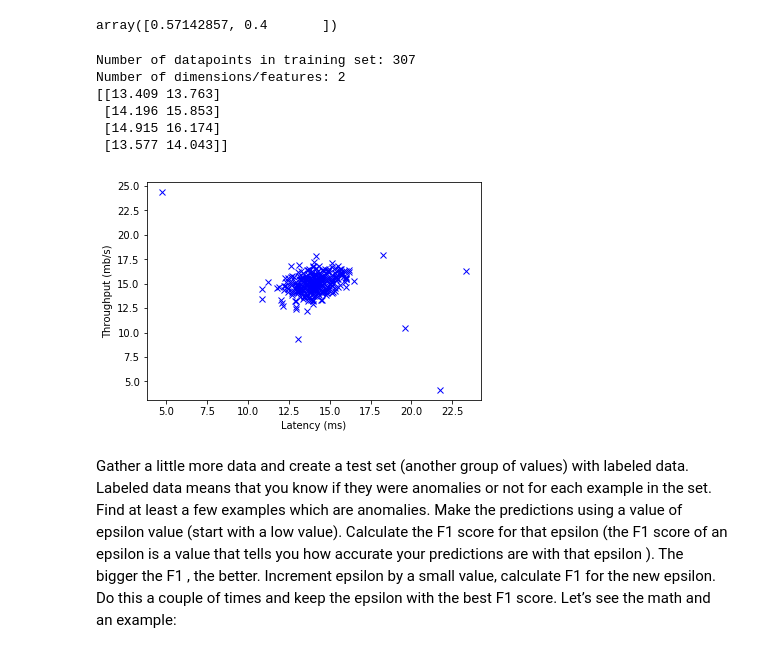
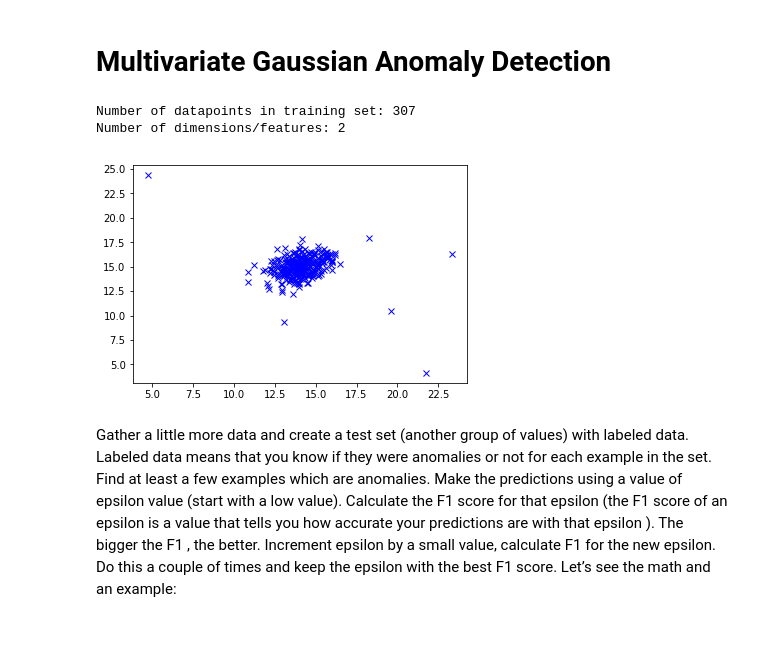
Before and after one commit to mihirkawatra/outlier-detection, a Jupyter notebook: Anomaly Detection.ipynb, the cells around one changed output. Saved outputs shown, nothing was run; the diff lists cells and outputs as text; code cells hidden in the pictures.

```diff
--- a/Anomaly Detection.ipynb
+++ b/Anomaly Detection.ipynb
@@ -1,3 +1,5 @@
+# %% [markdown]
+# Multivariate Gaussian Anomaly Detection
 # %%
 import matplotlib.pyplot as plt
 import numpy as np
@@ -6,64 +8,41 @@ import numpy as np
 from numpy import genfromtxt
 from scipy.stats import multivariate_normal
 from sklearn.metrics import f1_score
-# %%
-from sklearn.metrics import f1_score
-y_true = [0, 1, 0, 0, 1, 0]
-y_pred = [0, 1, 1, 0, 0, 1]
-f1_score(y_true, y_pred, average='binary')
-
-
-f1_score(y_true, y_pred, average=None)
-# %% [output]
-array([0.57142857, 0.4       ])
 # %%
 #tr_data = read_dataset('tr_server_data.csv')
 #cv_data = read_dataset('cv_server_data.csv')
 #gt_data = read_dataset('gt_server_data.csv')
 import csv
-import numpy
-filename = 'data/tr_server_data.csv'
-a2 ='data/cv_server_data.csv'
+a1 = 'data/tr_server_data.csv'
+a2 ='data/creditcard.csv'
 a3 = 'data/gt_server_data.csv'
 
 
-raw_data = open(filename, 'rt')
+raw_data = open(a1, 'rt')
 reader = csv.reader(raw_data, delimiter=',', quoting=csv.QUOTE_NONE)
 x = list(reader)
-tr_data = numpy.array(x).astype('float')
-
-raw_data = open(a2, 'rt')
-reader = csv.reader(raw_data, delimiter=',', quoting=csv.QUOTE_NONE)
-x = list(reader)
-cv_data = numpy.array(x).astype('float')
+data = np.array(x).astype('float')
 
 raw_data = open(a3, 'rt')
 reader = csv.reader(raw_data, delimiter=',', quoting=csv.QUOTE_NONE)
 x = list(reader)
-gt_data = numpy.array(x).astype('float')
-
-
-n_training_samples = tr_data.shape[0]
-n_dim = tr_data.shape[1]
-
-print('Number of datapoints in training set: %d' % n_training_samples)
-print('Number of dimensions/features: %d' % n_dim)
-
-
-print(tr_data[1:5,:])
-
-plt.xlabel('Latency (ms)')
-plt.ylabel('Throughput (mb/s)')
-plt.plot(tr_data[:,0],tr_data[:,1],'bx')
-plt.show()
+gt_data = np.array(x).astype('float')
-# %% [output]
-Number of datapoints in training set: 307
-Number of dimensions/features: 2
-[[13.409 13.763]
- [14.196 15.853]
- [14.915 16.174]
- [13.577 14.043]]
-[figure, removed]
+# %%
+n_training_samples = data.shape[0]
+n_dim = data.shape[1]
+
+print('Number of datapoints in training set: %d' % n_training_samples)
+print('Number of dimensions/features: %d' % n_dim)
+
+
+# plt.xlabel('Latency (ms)')
+# plt.ylabel('Throughput (mb/s)')
+plt.plot(data[:,0],data[:,1],'bx')
+plt.show()
+# %% [output]
+Number of datapoints in training set: 307
+Number of dimensions/features: 2
+[figure, added]
 # %%
 def read_dataset(filePath,delimiter=','):
     return genfromtxt(filePath, delimiter=delimiter)
```
Also changed, not shown: parts of 16 cells of this notebook, 1 other file.
